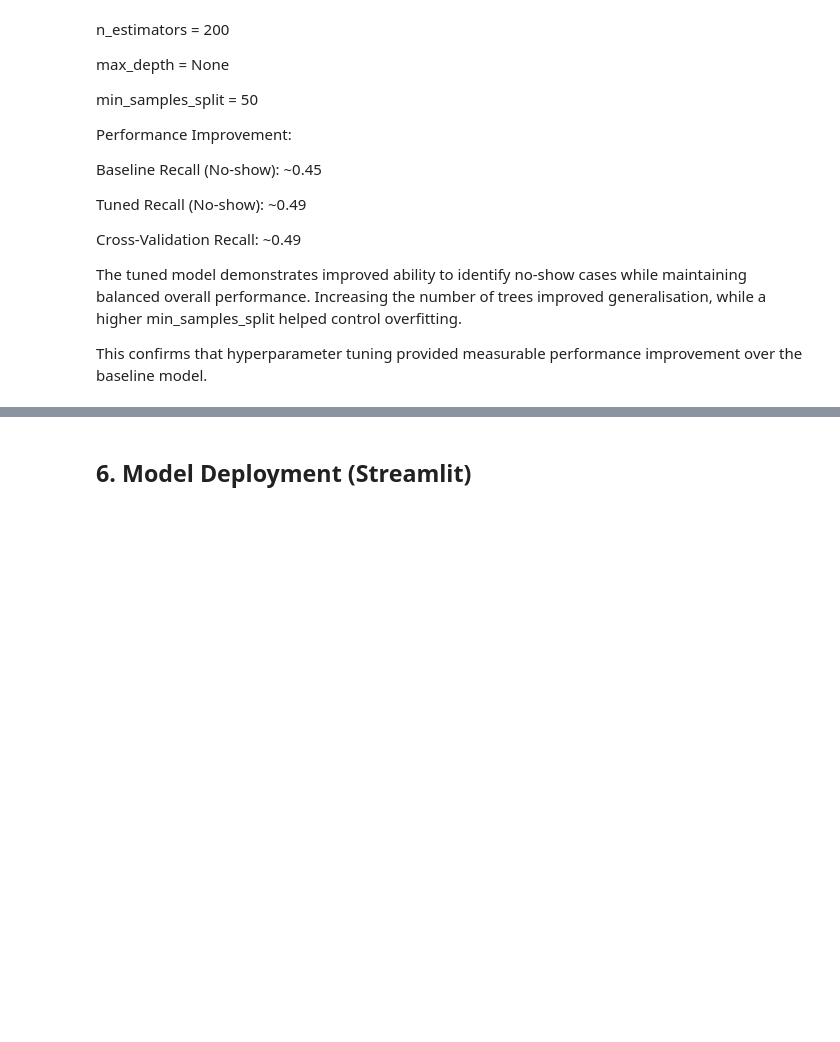
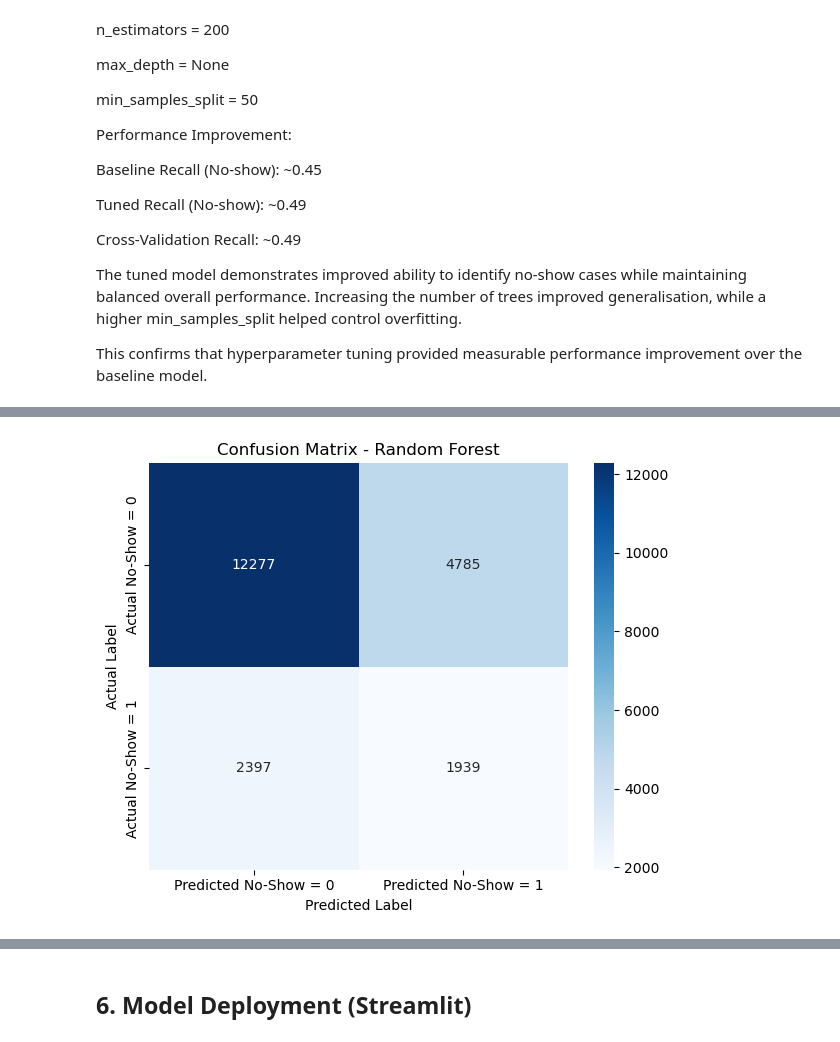
Before and after one commit to 2400024B/Hospital-Appointment-No-Show-MLDP, a Jupyter notebook: notebook/2400024B_hospital_no_show_analysis.ipynb, the cells around one changed output, grey strips where cells are left out. Saved outputs shown, nothing was run; the diff lists cells and outputs as text; code cells hidden in the pictures; blank space fills up the shorter version.

```diff
--- a/notebook/2400024B_hospital_no_show_analysis.ipynb
+++ b/notebook/2400024B_hospital_no_show_analysis.ipynb
@@ -994,0 +1061,29 @@ This confirms that hyperparameter tuning provided measurable performance improve
+# %%
+# Confusion Matrix Heatmap - Random Forest
+
+import seaborn as sns
+import matplotlib.pyplot as plt
+from sklearn.metrics import confusion_matrix
+
+# Use final Random Forest model
+y_pred_final = rf_model.predict(X_test)
+
+# Compute confusion matrix
+cm = confusion_matrix(y_test, y_pred_final)
+
+# Plot heatmap
+plt.figure(figsize=(6,5))
+sns.heatmap(cm,
+            annot=True,
+            fmt='d',
+            cmap='Blues',
+            xticklabels=['Predicted No-Show = 0', 'Predicted No-Show = 1'],
+            yticklabels=['Actual No-Show = 0', 'Actual No-Show = 1'])
+
+plt.title("Confusion Matrix - Random Forest")
+plt.ylabel("Actual Label")
+plt.xlabel("Predicted Label")
+plt.tight_layout()
+plt.show()
+# %% [output]
+[figure, added]
```
Also changed, not shown: parts of 9 cells of this notebook.
